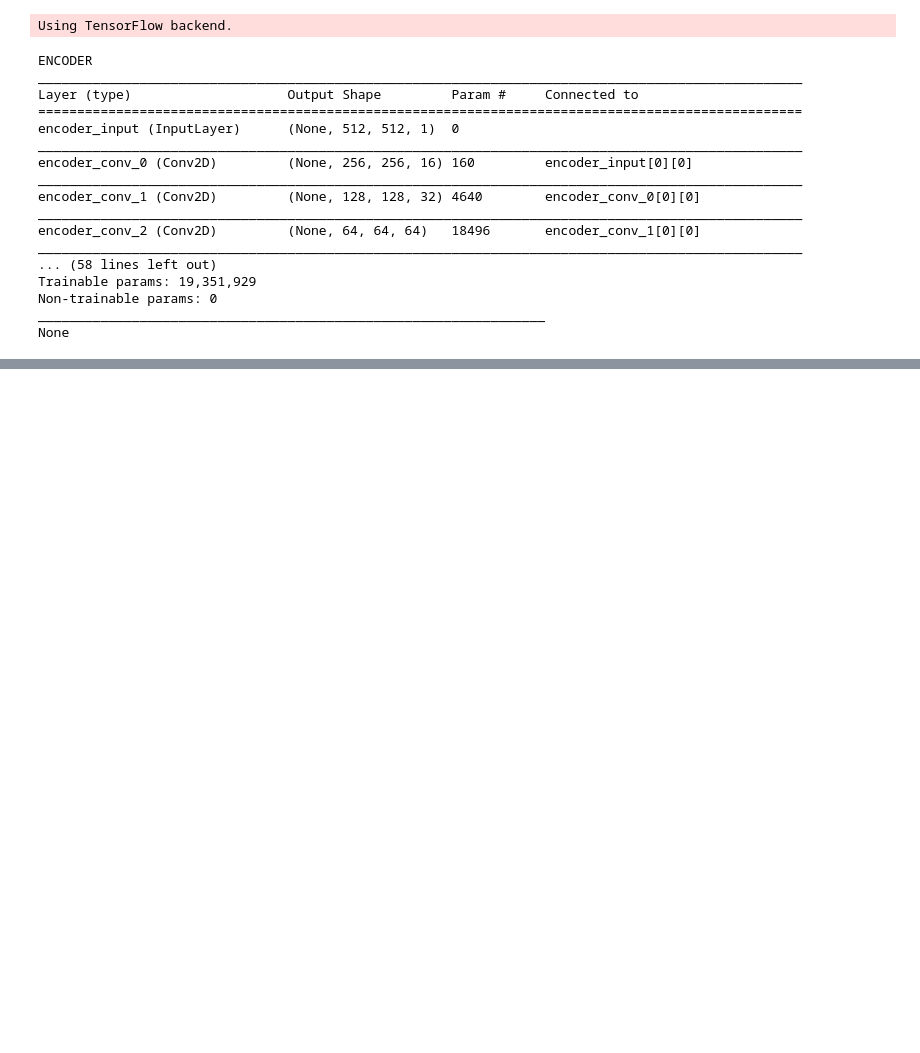
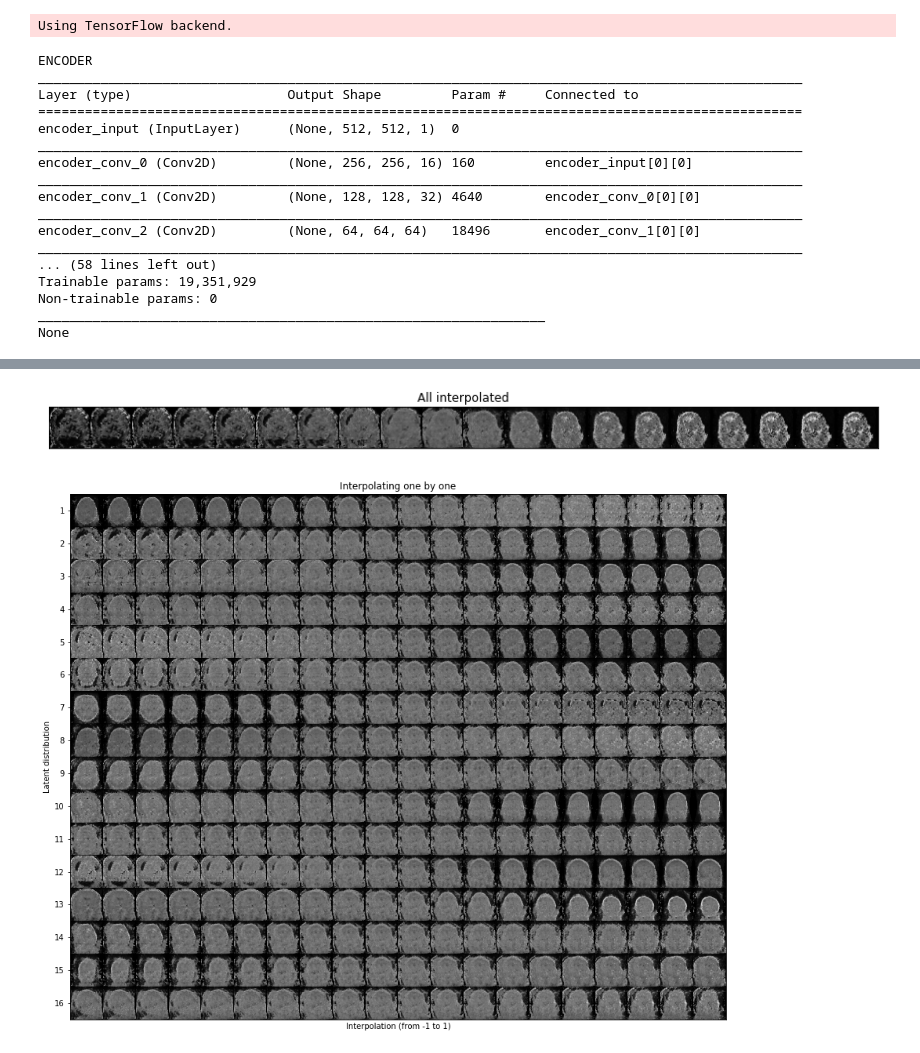
Before and after one commit to epimedai/VAE, a Jupyter notebook: VAE guide.ipynb, the cells around one changed output, grey strips where cells are left out. Drawn from its saved outputs; the diff is of its cells as text; code cells hidden in the pictures; blank space fills up the shorter version.

Commit message:
first final iteration done

```diff
--- a/VAE guide.ipynb
+++ b/VAE guide.ipynb
@@ -337,0 +420,54 @@ None
+# %%
+from scipy.stats import norm
+
+# First, let's find the mean of all the distributions
+mean = encoder_model.predict(x_train)
+mean = np.mean(mean[2], axis = -1)
+
+# Lets chose a range of samples
+mid = np.linspace(norm.ppf(0.01), norm.ppf(0.99), 20)
+
+result = []
+
+temp = []
+for v in mid:
+    z_space = np.array([v+mean[i] for i in range(params['latent_dim'])])
+    z_space = z_space.reshape((1, *z_space.shape))
+
+    y = decoder_model.predict(z_space)
+
+    temp.append(y[0].reshape((512,512)))
+result.append(np.hstack([i for i in temp]))
+
+
+plt.figure(figsize=(15,15))
+plt.title('All interpolated')
+plt.imshow(result[0], cmap='gray')
+plt.xticks([])
+plt.yticks([])
+plt.show()
+
+result = []
+for i in range(params['latent_dim']):
+    temp = []
+    for j in range(len(mid)):
+        z_space = np.array([mean[i] for i in range(params['latent_dim'])])
+        z_space[i] = z_space[i] + mid[j]
+        z_space = z_space.reshape((1, *z_space.shape))
+
+        y = decoder_model.predict(z_space)
+
+        temp.append(y[0].reshape((512,512)))
+    result.append(np.hstack([i for i in temp]))
+
+plt.figure(figsize=(15,15))
+plt.title('Interpolating one by one')
+plt.imshow(np.vstack([i for i in result]), cmap='gray')
+plt.xticks([])
+plt.yticks(list(range(256, params['latent_dim']*512, 512)), list(range(1, params['latent_dim'] + 1)))
+plt.xlabel('Interpolation (from -1 to 1)')
+plt.ylabel('Latent distribution')
+plt.show()
+# %% [output]
+[figure, added]
+[figure, added]
```
Also changed, not shown: parts of 20 cells of this notebook, 6 other files.
